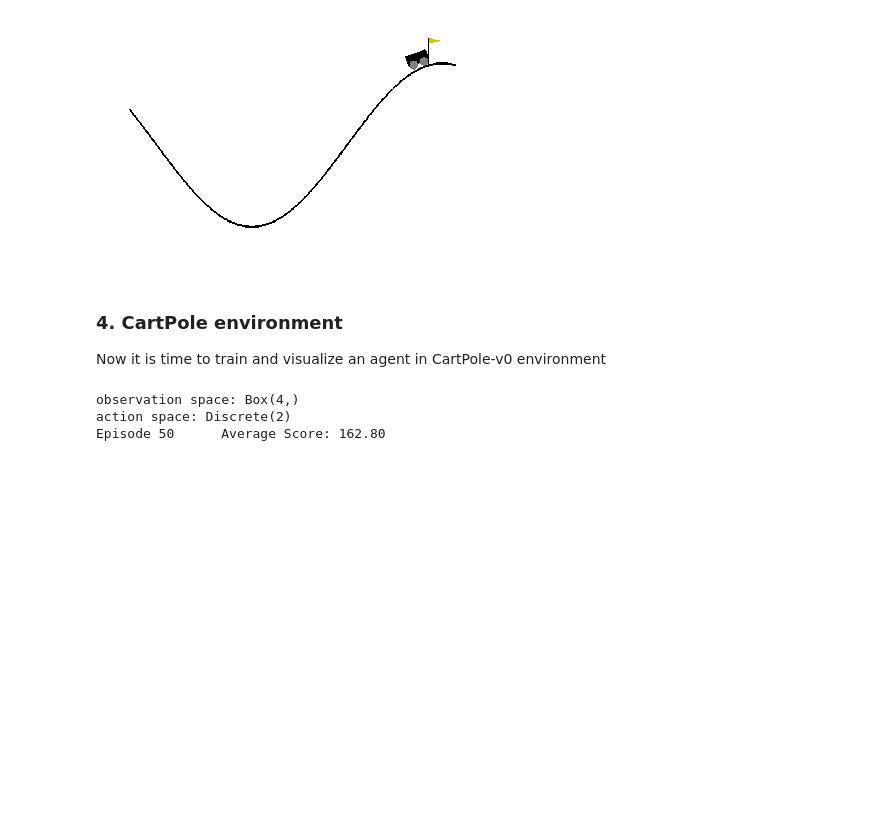
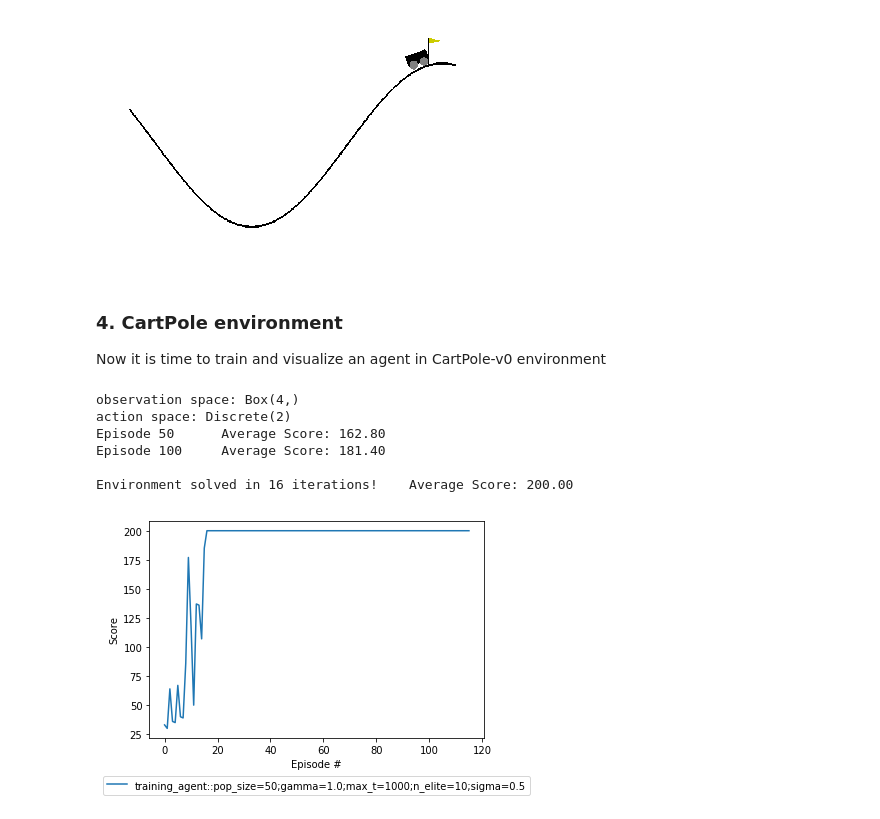
Before and after one commit to rwiatr/deep-reinforcement-learning, a Jupyter notebook: openai/Cartpole.ipynb, the cells around one changed output. Cells and saved outputs as stored; diff of their text form; code cells hidden in the pictures; blank space fills up the shorter version.

```diff
--- a/openai/Cartpole.ipynb
+++ b/openai/Cartpole.ipynb
@@ -98,16 +98,14 @@ Now it is time to train and visualize an agent in CartPole-v0 environment
 # %%
 helper = EnvHelper(env_name='CartPole-v0')
 agent = TrainingAgent(Model(helper.env), device)
 helper.set_agent(agent)
-helper.run_until(episodes=TRAIN_EPISODES, print_every=50, target_mean_reward=199)
+helper.run_until(episodes=TRAIN_EPISODES, print_every=50, target_mean_reward=199.9)
 helper.show_plot()
-
-helper = EnvHelper(env_name='CartPole-v0')
-agent = TrainingAgent(Model(helper.env), device)
-agent.load('saved')
-helper.set_agent(agent)
-helper.show_sim_notebook()
 # %% [output]
 observation space: Box(4,)
 action space: Discrete(2)
 Episode 50      Average Score: 162.80
+Episode 100     Average Score: 181.40
+
+Environment solved in 16 iterations!    Average Score: 200.00
+[figure, added]
```
Also changed, not shown: parts of 1 cell of this notebook, 2 other files.
